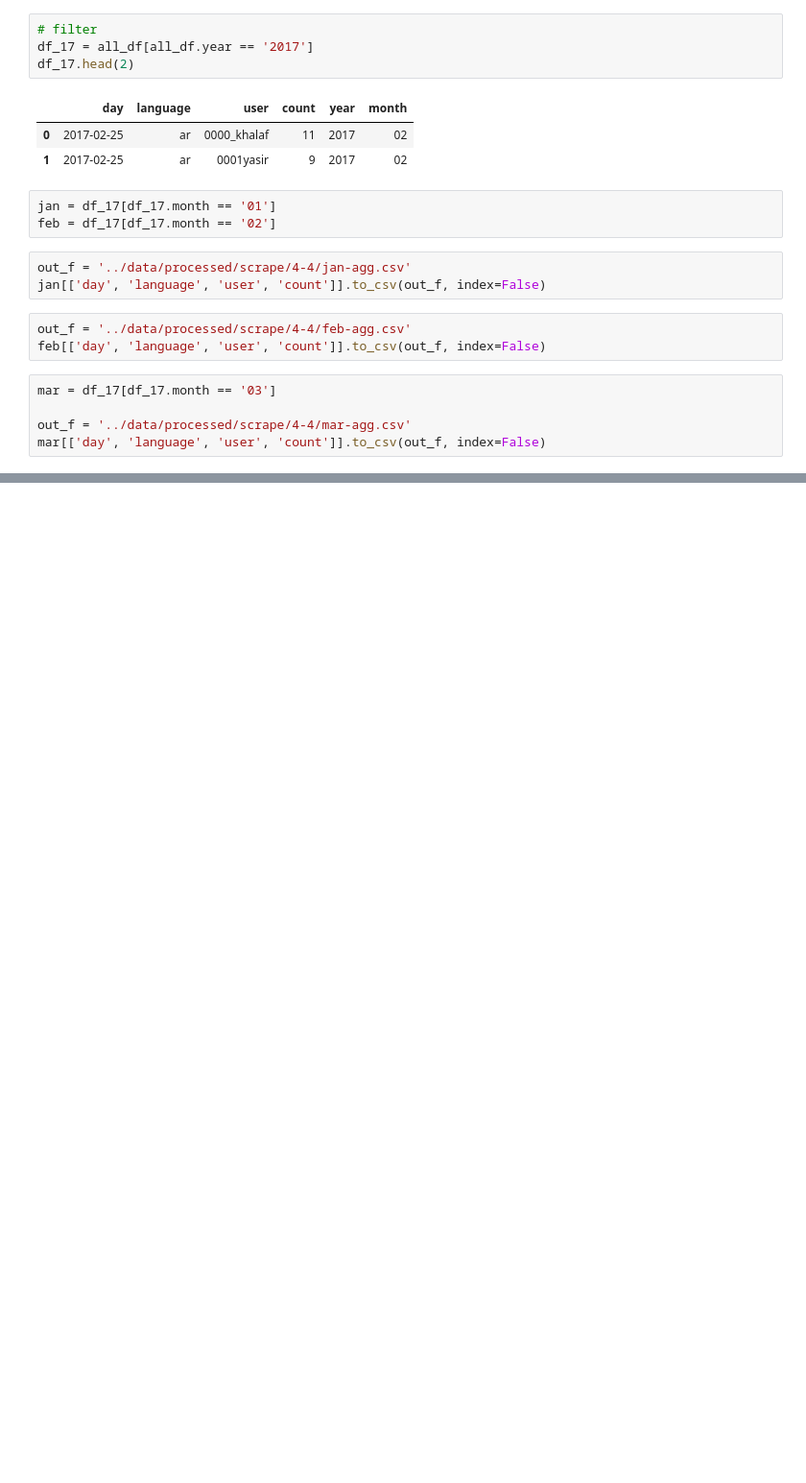
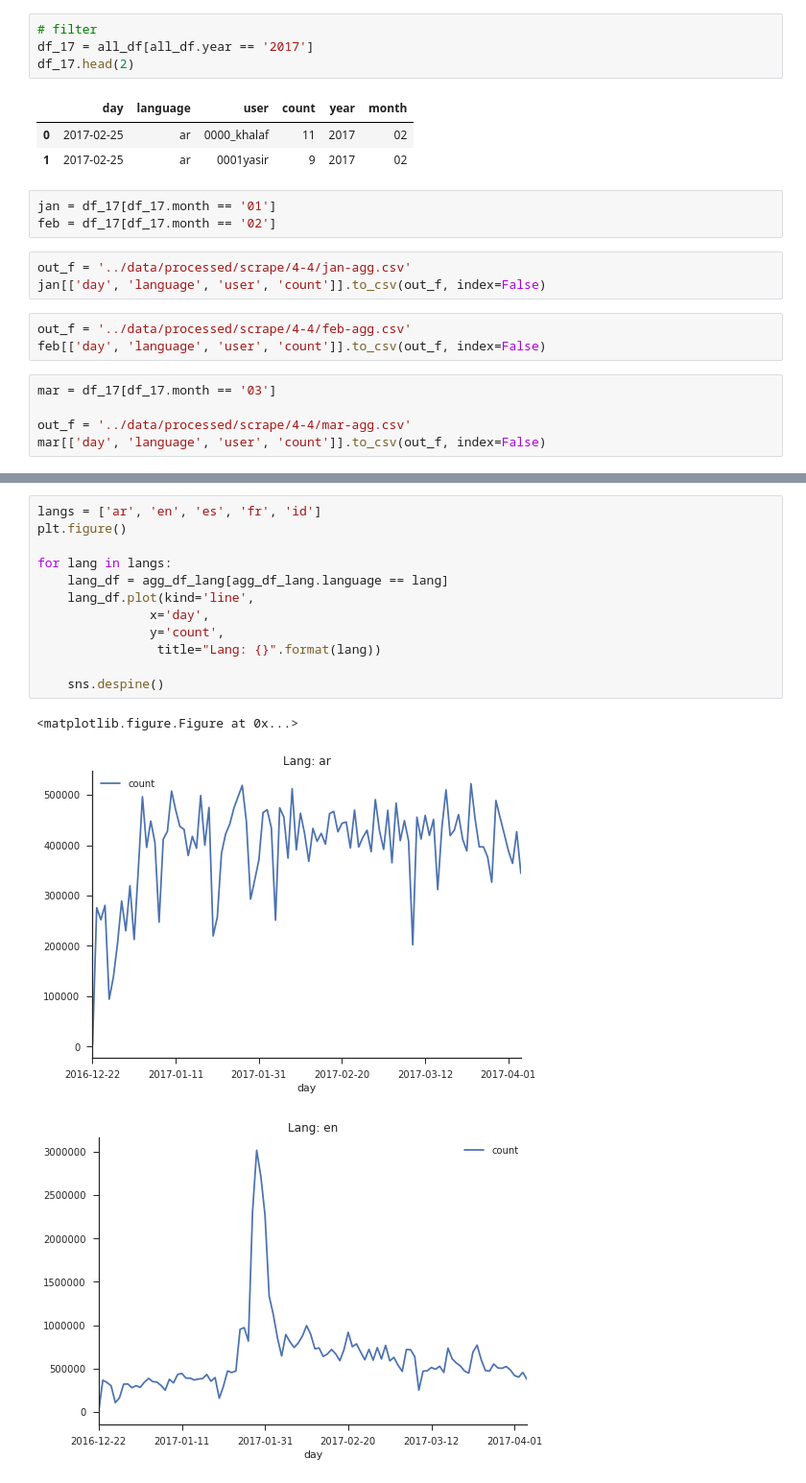
Before and after one commit to ryan-p-larson/gviz, a Jupyter notebook: notebooks/04-explore-agg.ipynb, the cells around one changed output, grey strips where cells are left out. Shown: that part at 96% size. Saved outputs shown, nothing was run; the diff lists cells and outputs as text; blank space fills up the shorter version.

```diff
--- a/notebooks/04-explore-agg.ipynb
+++ b/notebooks/04-explore-agg.ipynb
@@ -56,0 +162,16 @@ mar[['day', 'language', 'user', 'count']].to_csv(out_f, index=False)
+# %%
+langs = ['ar', 'en', 'es', 'fr', 'id']
+plt.figure()
+
+for lang in langs:
+    lang_df = agg_df_lang[agg_df_lang.language == lang]
+    lang_df.plot(kind='line',
+               x='day',
+               y='count',
+                title="Lang: {}".format(lang))
+
+    sns.despine()
+# %% [output]
+<matplotlib.figure.Figure at 0x...>
+[figure, added]
+[figure, added]
```
Also changed, not shown: parts of 11 cells of this notebook.
